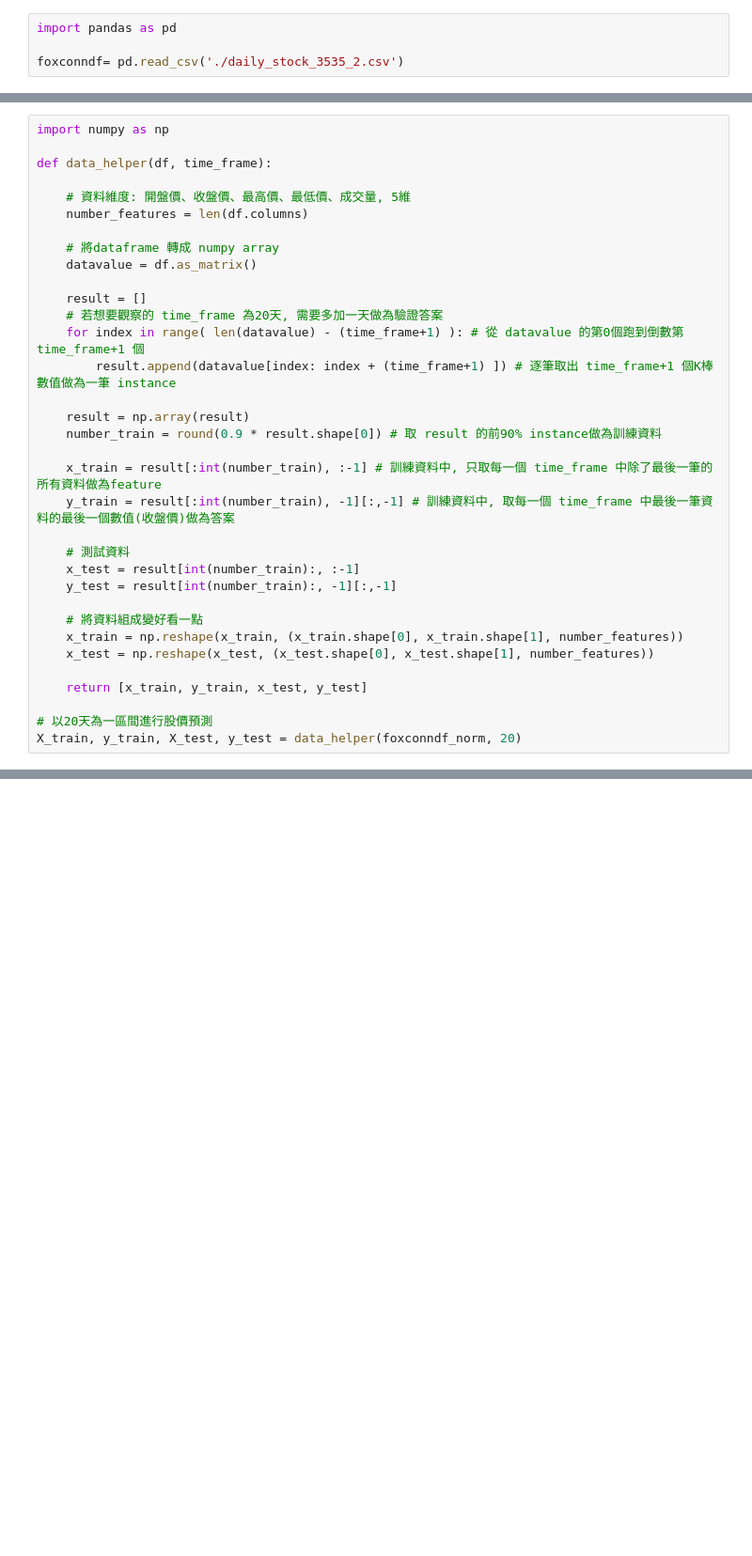
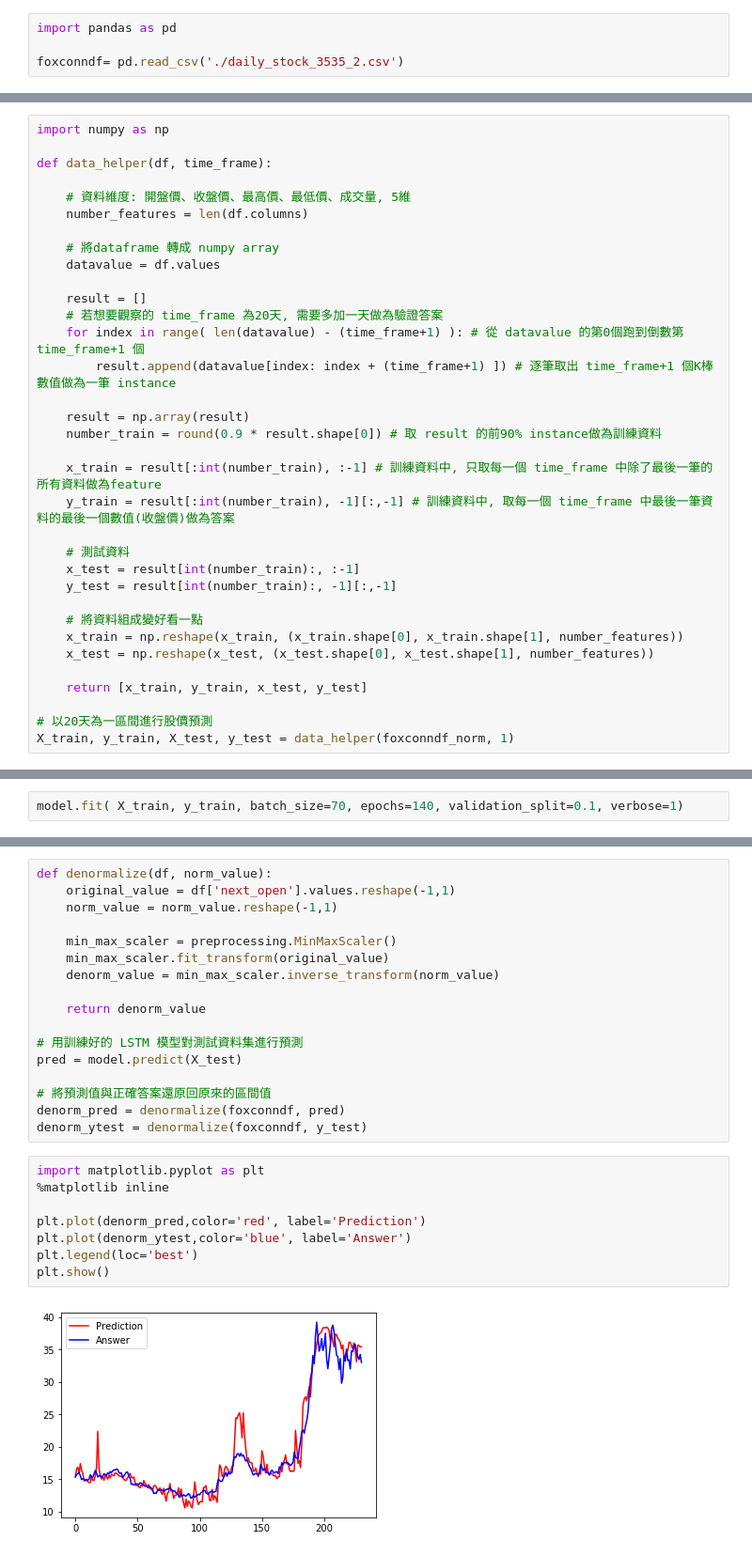
Before and after one commit to zhChenOuO/stock_ml_exercise, a Jupyter notebook: LSTM_test.ipynb, the cells around one changed output, grey strips where cells are left out. Shown at 94% size. Saved outputs shown, nothing was run; the diff lists cells and outputs as text; blank space fills up the shorter version.

Commit message:
LSTM can run

```diff
--- a/LSTM_test.ipynb
+++ b/LSTM_test.ipynb
@@ -41,7 +43,7 @@ def data_helper(df, time_frame):
     number_features = len(df.columns)
 
     # 將dataframe 轉成 numpy array
-    datavalue = df.as_matrix()
+    datavalue = df.values
 
     result = []
     # 若想要觀察的 time_frame 為20天, 需要多加一天做為驗證答案
@@ -65,4 +67,4 @@ def data_helper(df, time_frame):
     return [x_train, y_train, x_test, y_test]
 
 # 以20天為一區間進行股價預測
-X_train, y_train, X_test, y_test = data_helper(foxconndf_norm, 20)
+X_train, y_train, X_test, y_test = data_helper(foxconndf_norm, 1)
@@ -68,0 +96,2 @@ X_train, y_train, X_test, y_test = data_helper(foxconndf_norm, 20)
+# %%
+model.fit( X_train, y_train, batch_size=70, epochs=140, validation_split=0.1, verbose=1)
@@ -68,0 +117,27 @@ X_train, y_train, X_test, y_test = data_helper(foxconndf_norm, 20)
+# %%
+def denormalize(df, norm_value):
+    original_value = df['next_open'].values.reshape(-1,1)
+    norm_value = norm_value.reshape(-1,1)
+
+    min_max_scaler = preprocessing.MinMaxScaler()
+    min_max_scaler.fit_transform(original_value)
+    denorm_value = min_max_scaler.inverse_transform(norm_value)
+
+    return denorm_value
+
+# 用訓練好的 LSTM 模型對測試資料集進行預測
+pred = model.predict(X_test)
+
+# 將預測值與正確答案還原回原來的區間值
+denorm_pred = denormalize(foxconndf, pred)
+denorm_ytest = denormalize(foxconndf, y_test)
+# %%
+import matplotlib.pyplot as plt
+%matplotlib inline
+
+plt.plot(denorm_pred,color='red', label='Prediction')
+plt.plot(denorm_ytest,color='blue', label='Answer')
+plt.legend(loc='best')
+plt.show()
+# %% [output]
+[figure, added]
```
Also changed, not shown: parts of 4 cells of this notebook.
